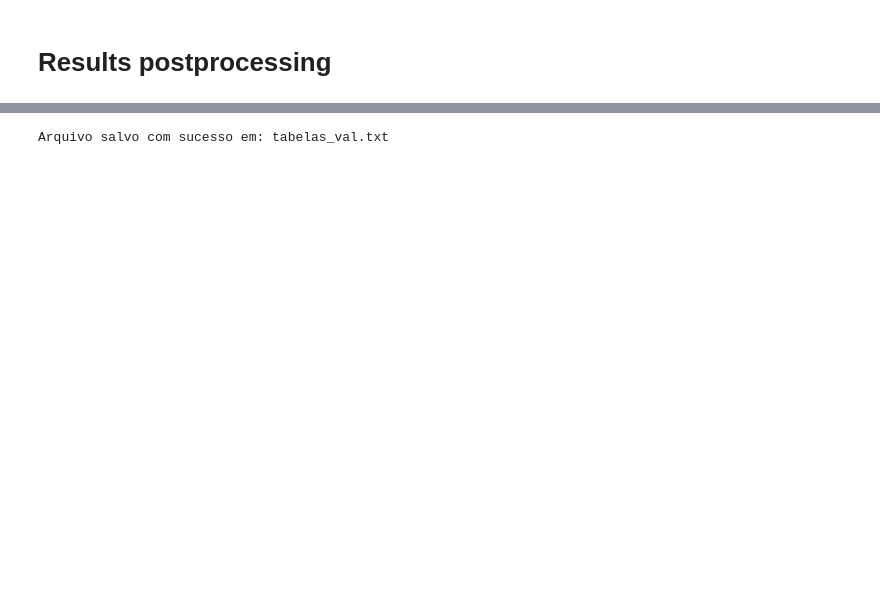
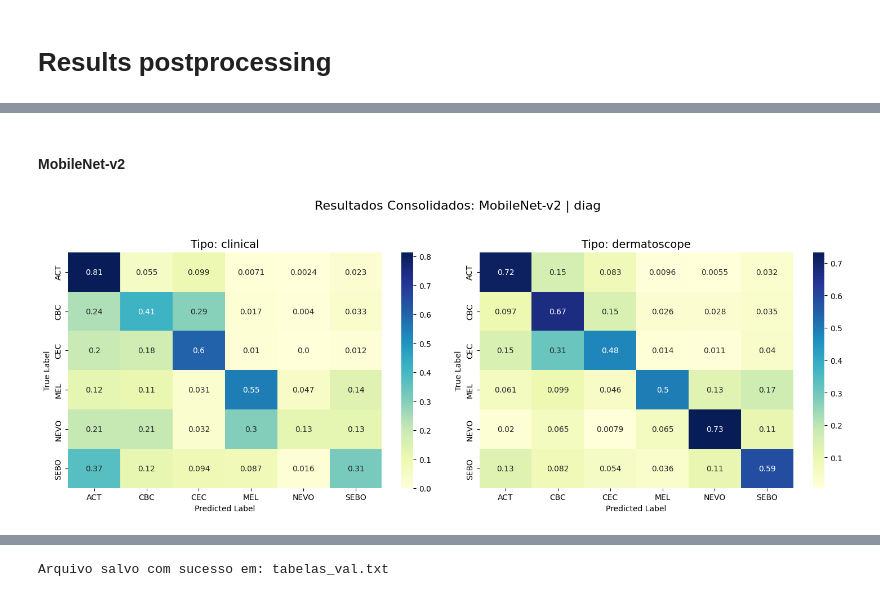
Before and after one commit to e-magesk/pipeline-IA-TCC, a Jupyter notebook: postprocess/postprocess_results.ipynb, the cells around one changed output, grey strips where cells are left out. Drawn from its saved outputs; the diff is of its cells as text; code cells hidden in the pictures; blank space fills up the shorter version.

```diff
--- a/postprocess/postprocess_results.ipynb
+++ b/postprocess/postprocess_results.ipynb
@@ -178,0 +343,6 @@ Arquivo salvo com sucesso em: tabelas_overleaf.txt
+# %% [markdown]
+#### MobileNet-v2
+# %%
+plot_comparative_confusion_matrix(df_pred, "MobileNet-v2", "diag")
+# %% [output]
+[figure, added]
```
Also changed, not shown: parts of 23 cells of this notebook, 21 other files.
